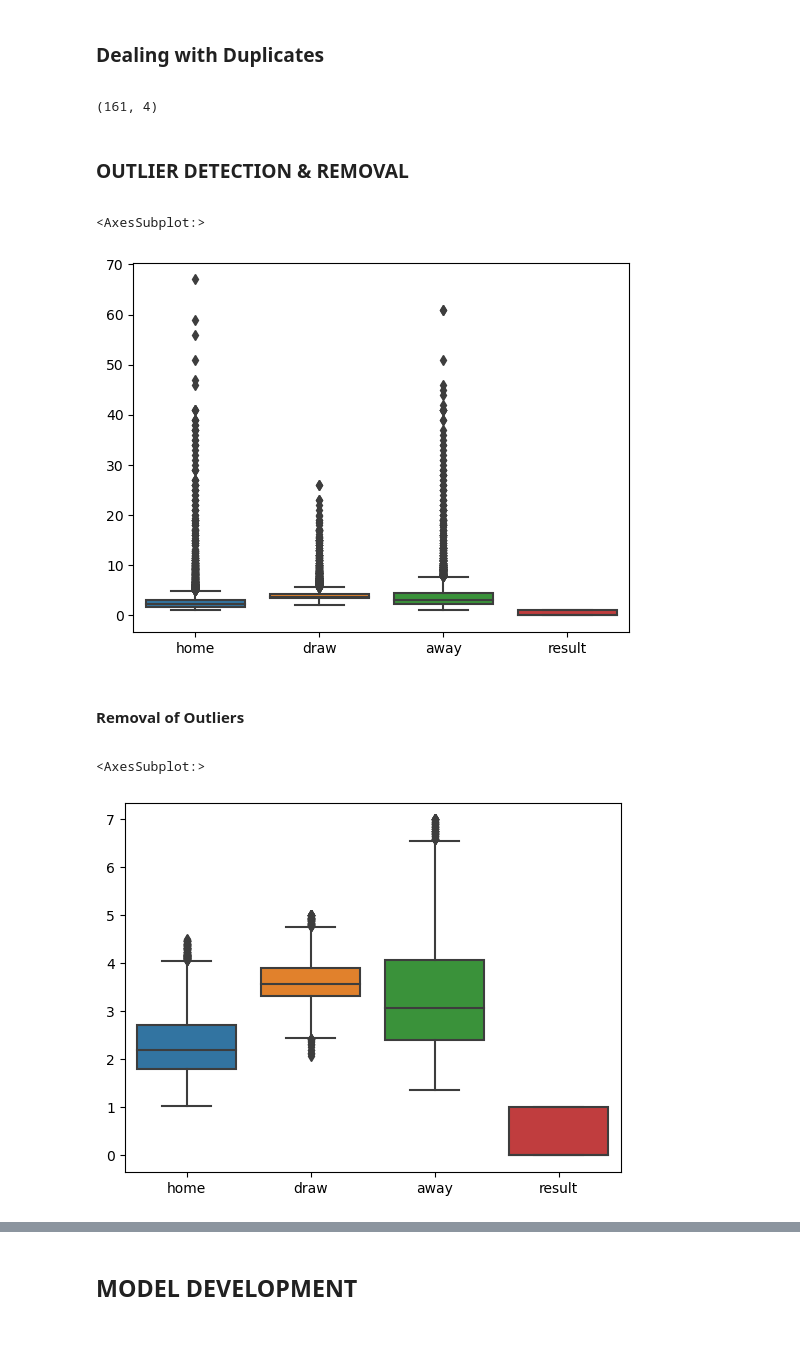
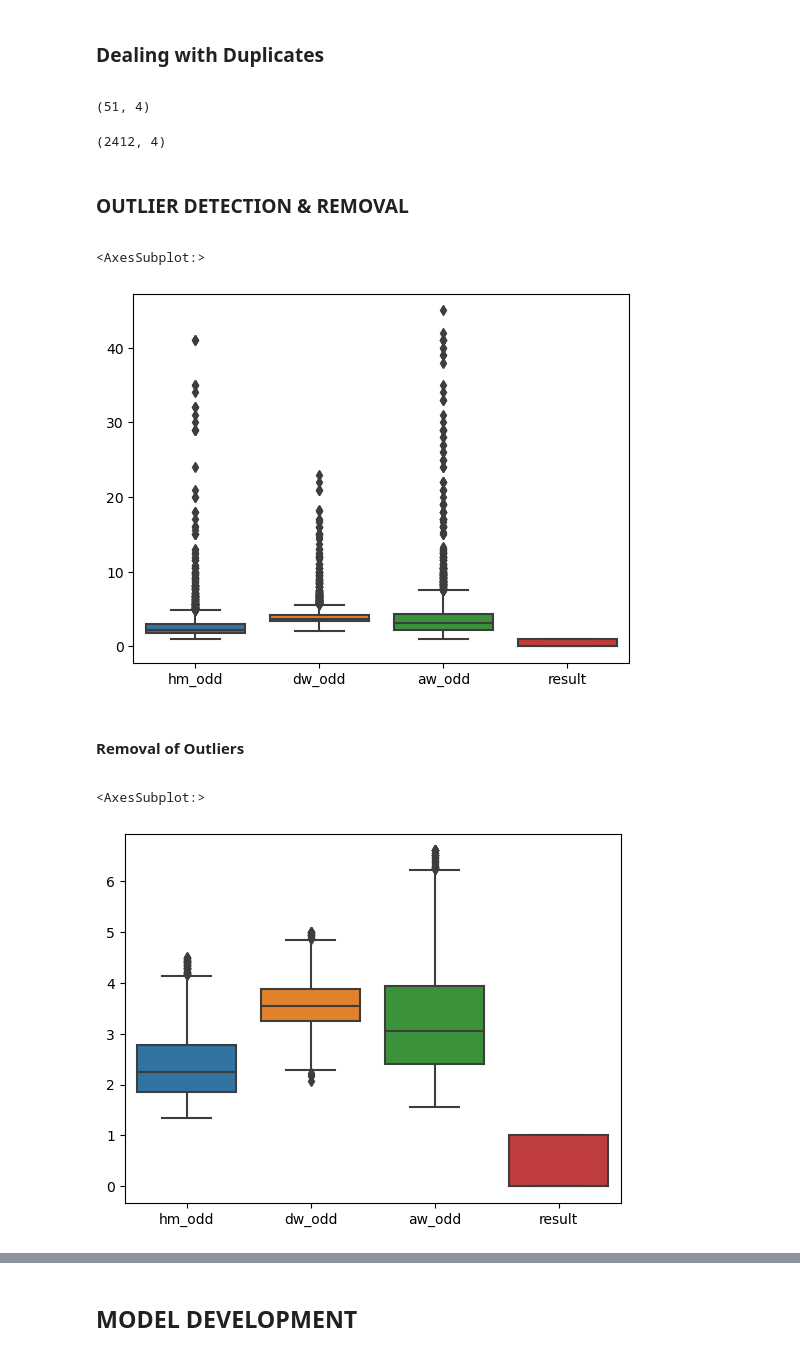
Before and after one commit to EriaKatumba/Predicting-Soccer-Results-Using-Machine-Learning, a Jupyter notebook: model_devt_match_predictor.ipynb, the cells around one changed output, grey strips where cells are left out. Drawn from its saved outputs; the diff is of its cells as text; code cells hidden in the pictures.

```diff
--- a/model_devt_match_predictor.ipynb
+++ b/model_devt_match_predictor.ipynb
@@ -111,4 +120,6 @@ a       0
 dtype: int64
+# %%
+df.drop(columns=['hm_team','aw_team'],inplace=True, axis=1)
 # %% [markdown]
 All features converted to float
 # %%
@@ -150,7 +161,7 @@ __<h3>creating the target variable, result</h3>__
 for the home team win, we classify that as 1. A draw or win for the away team, 0
 # %%
 #aiming
-df['result']=np.where(df['h']==df['a'],0, np.where(df.h<df.a,0,1) )
+df['result']=np.where(df['hm_sco']==df['aw_sco'],0, np.where(df.hm_sco<df.aw_sco,0,1) )
 
 df.head()
 # %% [output]
@@ -173,4 +184,4 @@ df.shape
 # %%
-df.drop(columns=['h','a'], inplace=True)
+df.drop(columns=['hm_sco','aw_sco'], inplace=True)
 df.head()
 # %% [output]
@@ -185,6 +199,10 @@ __<h3>Dealing with Duplicates</h3>__
 # %%
 df[df.duplicated()==True].shape
 # %% [output]
-(161, 4)
+(51, 4)
 # %%
 df.drop_duplicates(inplace=True)
+# %%
+df.shape
+# %% [output]
+(2412, 4)
@@ -194,16 +214,16 @@ __<h3>OUTLIER DETECTION & REMOVAL</h3>__
 sns.boxplot(data=df)
 # %% [output]
 <AxesSubplot:>
-[figure, old version]
+[figure, new version]
 # %% [markdown]
 __<h4>Removal of Outliers</h4>__
 # %%
-df.home=np.where(df.home>4.5,np.nan, df.home)
-df.draw=np.where(df.draw>5,np.nan, df.draw)
-df.away=np.where(df.away>7,np.nan, df.away)
+df.hm_odd=np.where(df.hm_odd>4.5,np.nan, df.hm_odd)
+df.dw_odd=np.where(df.dw_odd>5,np.nan, df.dw_odd)
+df.aw_odd=np.where(df.aw_odd>6.6,np.nan, df.aw_odd)
 df2=df.dropna()
 df=df2
 sns.boxplot(data=df2)
 # %% [output]
 <AxesSubplot:>
-[figure, old version]
+[figure, new version]
```
Also changed, not shown: parts of 35 cells of this notebook.
